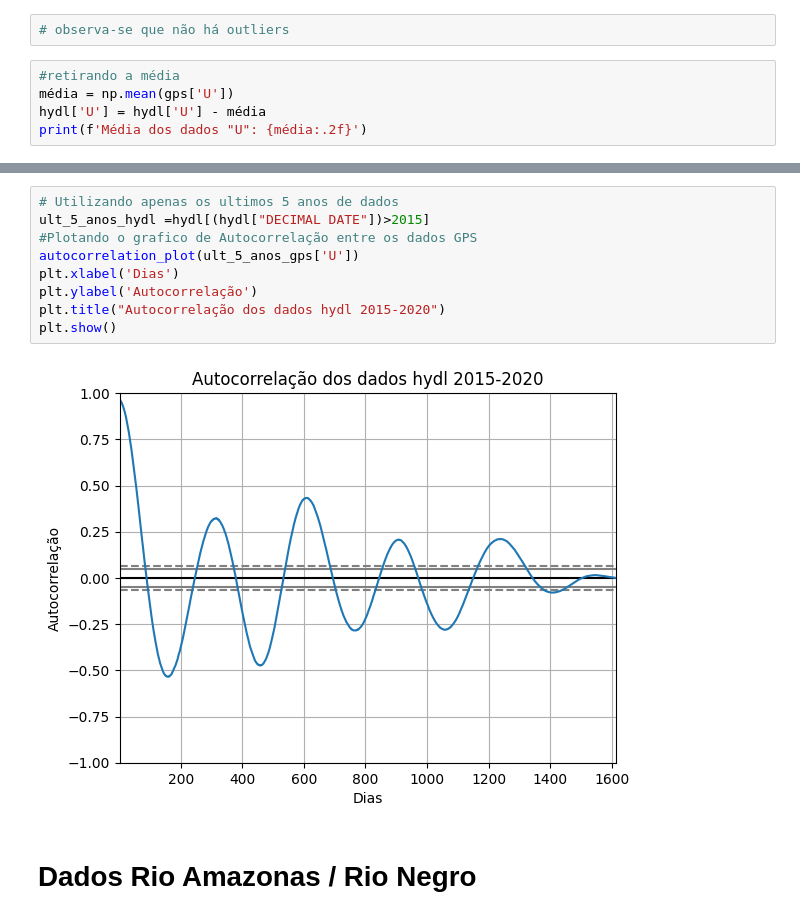
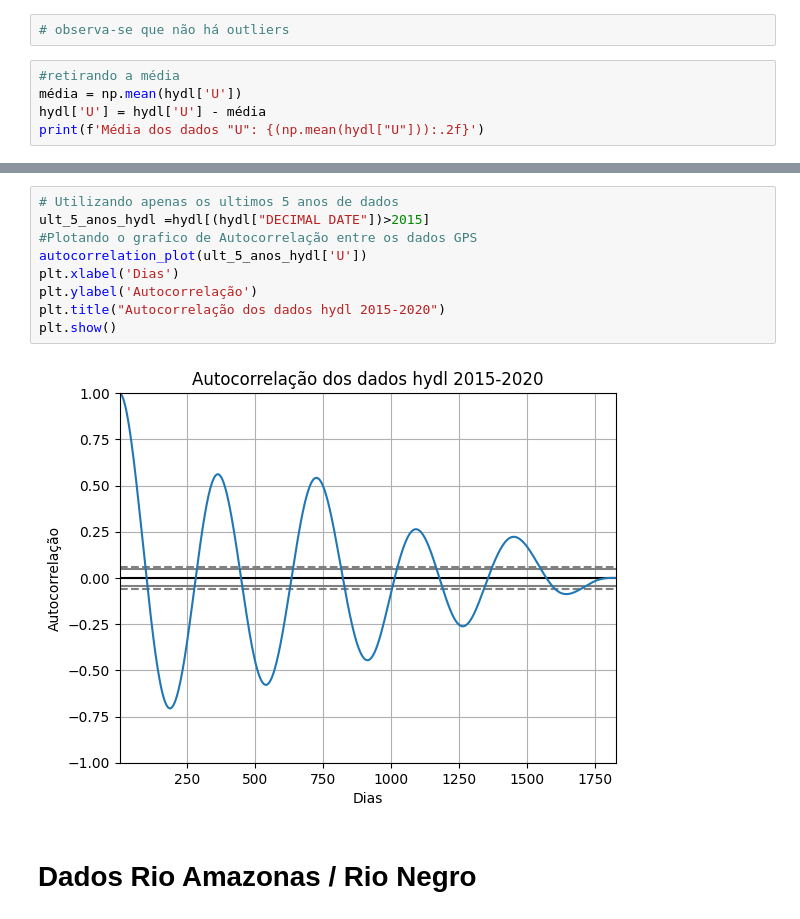
Before and after one commit to Gabxist/I.C., a Jupyter notebook: Análise_de_dados.ipynb, the cells around one changed output, grey strips where cells are left out. Drawn from its saved outputs; the diff is of its cells as text.

```diff
--- a/Análise_de_dados.ipynb
+++ b/Análise_de_dados.ipynb
@@ -167,7 +174,7 @@ plt.show()
 # observa-se que não há outliers
 # %%
 #retirando a média
-média = np.mean(gps['U'])
+média = np.mean(hydl['U'])
 hydl['U'] = hydl['U'] - média
-print(f'Média dos dados "U": {média:.2f}')
+print(f'Média dos dados "U": {(np.mean(hydl["U"])):.2f}')
 # %% [output]
@@ -206,14 +215,14 @@ P-valor: 0.0021786549927307565.
 # %%
 # Utilizando apenas os ultimos 5 anos de dados
 ult_5_anos_hydl =hydl[(hydl["DECIMAL DATE"])>2015]
 #Plotando o grafico de Autocorrelação entre os dados GPS
-autocorrelation_plot(ult_5_anos_gps['U'])
+autocorrelation_plot(ult_5_anos_hydl['U'])
 plt.xlabel('Dias')
 plt.ylabel('Autocorrelação')
 plt.title("Autocorrelação dos dados hydl 2015-2020")
 plt.show()
 # %% [output]
-[figure, old version]
+[figure, new version]
 # %% [markdown]
 # Dados Rio Amazonas / Rio Negro
 # %%
```
Also changed, not shown: parts of 25 cells of this notebook.
